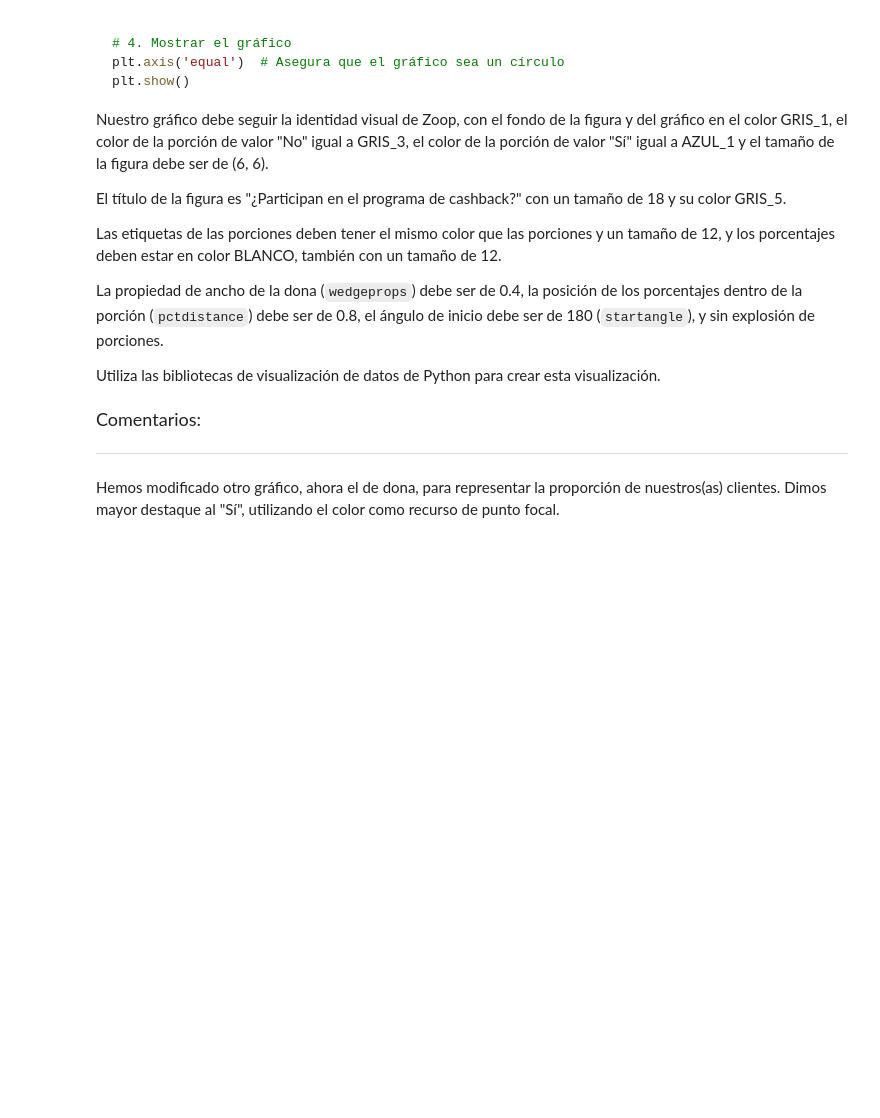
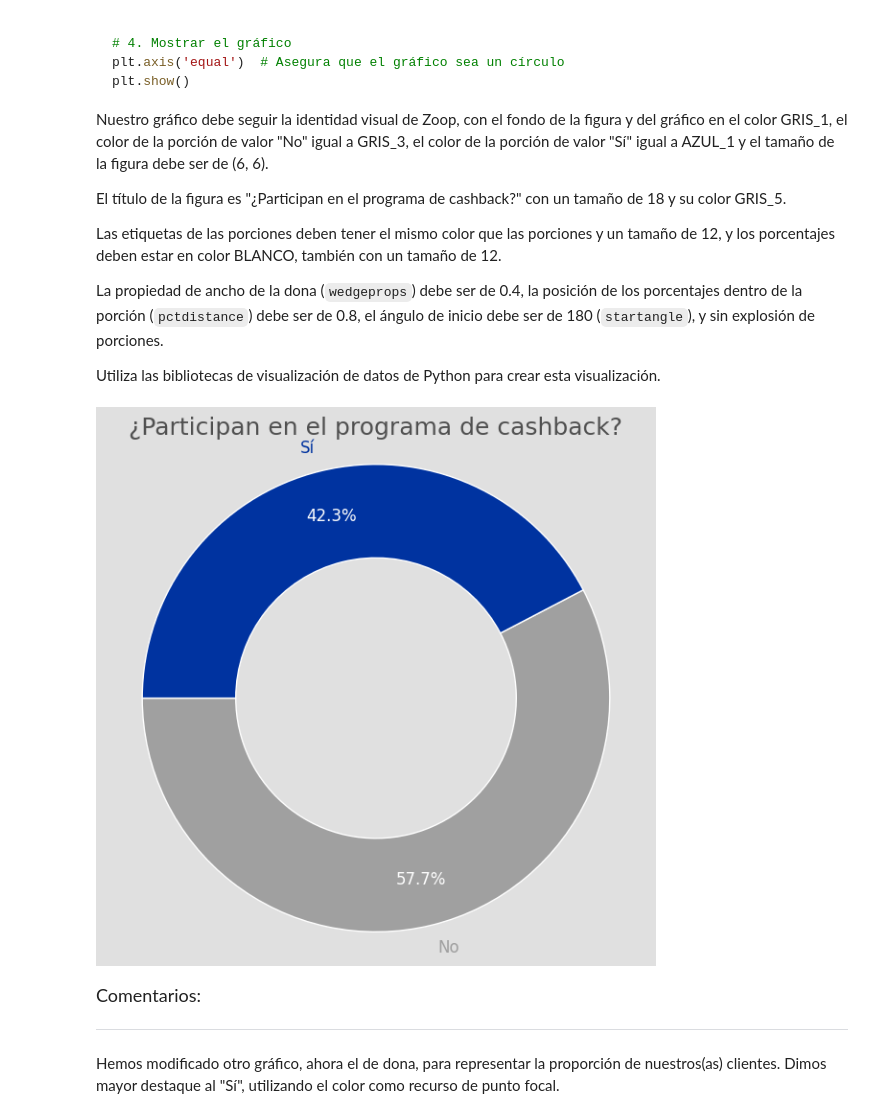
Before and after one commit to clopezv/Challenger_TelecomX, a Jupyter notebook: IA_aplicada_a_ciencia_de_datos.ipynb, the cells around one changed output. Saved outputs shown, nothing was run; the diff lists cells and outputs as text; code cells hidden in the pictures; blank space fills up the shorter version.

```diff
--- a/IA_aplicada_a_ciencia_de_datos.ipynb
+++ b/IA_aplicada_a_ciencia_de_datos.ipynb
@@ -3167,3 +3275,26 @@ Ajustamos el gráfico de barras apiladas representando con colores más suaves l
 ### **Gráfico 5 - Clientes participantes del programa de cashback:**
 # %% [markdown]
 Ahora ha llegado el momento del gráfico de sectores. Ya está bien encaminado, pero necesitamos realizar algunos ajustes.
+# %%
+# Contar participación
+conteo = df['cashback'].value_counts()
+total = conteo.sum()
+
+# Crear etiquetas personalizadas: "Sí (5)\n55.6%"
+labels = [f'{label} ({count})\n{count/total:.1%}' for label, count in conteo.items()]
+
+# Colores personalizados
+colors = ['#FF0000', '#5DC1B9']  # Verde para Sí, Amarillo para No
+
+# Crear gráfico de rosquilla (donut)
+plt.figure(figsize=(6, 6))
+wedges, texts = plt.pie(conteo, labels=labels, startangle=90, colors=colors, wedgeprops={'width': 0.4})
+
+# Agregar título con total
+plt.title(f'Proporción de usuarios(as) ({total} clientes) en el programa de cashback de Zoop')
+
+# Hacerlo perfectamente circular
+plt.axis('equal')
+
+# Mostrar el gráfico
+plt.show()
@@ -3199,3 +3381,7 @@ Utiliza las bibliotecas de visualización de datos de Python para crear esta vis
+# %%
+proporcion_cashback().show()
+# %% [output]
+[figure, added]
 # %% [markdown]
 <font color="7b71ff" size=4> Comentarios: </font>
 
```
Also changed, not shown: parts of 12 cells of this notebook.
